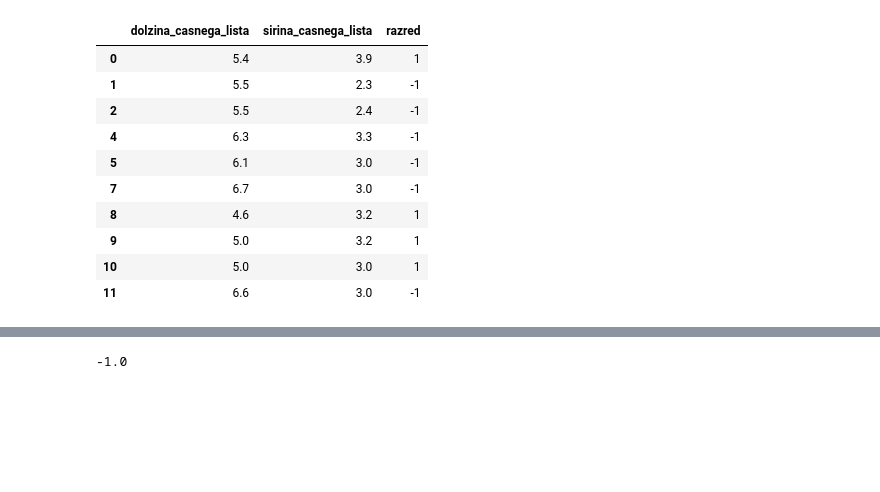
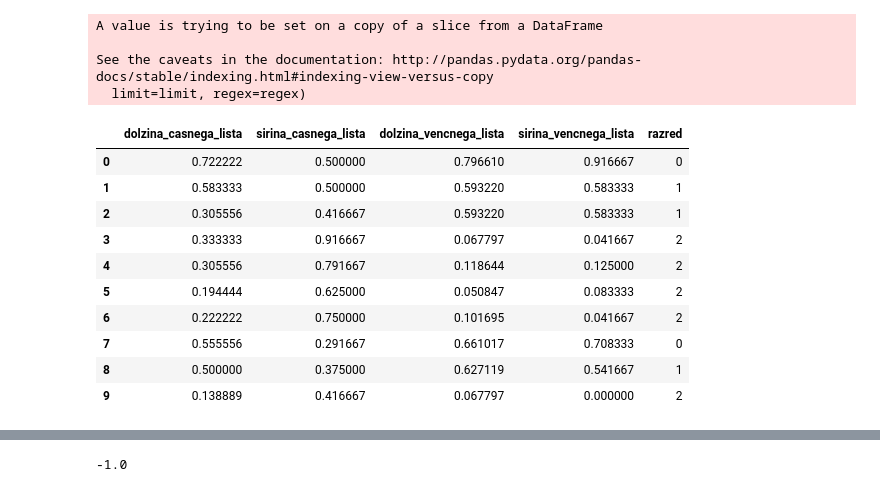
Before and after one commit to lenarttreven/MachineLearning, a Jupyter notebook: Support_vector_machine.ipynb, the cells around one changed output, grey strips where cells are left out. Drawn from its saved outputs; the diff is of its cells as text; code cells hidden in the pictures; blank space fills up the shorter version.

```diff
--- a/Support_vector_machine.ipynb
+++ b/Support_vector_machine.ipynb
@@ -342,22 +387,27 @@ df[:10]
 # %%
-df = df[df.razred != 'Iris-virginica']
-df.replace({'Iris-setosa': 1, 'Iris-versicolor': -1,}, inplace=True)
-df.drop(['dolzina_vencnega_lista', 'sirina_vencnega_lista'], 1, inplace=True)
-df.reset_index()
-df[:10]
+#df = df[df.razred != 'Iris-virginica']
+#df.replace({'Iris-setosa': 1, 'Iris-versicolor': -1,}, inplace=True)
+#df.drop(['dolzina_vencnega_lista', 'sirina_vencnega_lista'], 1, inplace=True)
+#df.reset_index()
+#df[:10]
+clf = SVM(df, kernel='radial')
+clf.fit_one_versus_all()
 # %% [output]
-|  | dolzina_casnega_lista | sirina_casnega_lista | razred |
-| 0 | 5.4 | 3.9 | 1 |
-| 1 | 5.5 | 2.3 | -1 |
-| 2 | 5.5 | 2.4 | -1 |
-| 4 | 6.3 | 3.3 | -1 |
-| 5 | 6.1 | 3.0 | -1 |
-| 7 | 6.7 | 3.0 | -1 |
-| 8 | 4.6 | 3.2 | 1 |
-| 9 | 5.0 | 3.2 | 1 |
-| 10 | 5.0 | 3.0 | 1 |
-| 11 | 6.6 | 3.0 | -1 |
+A value is trying to be set on a copy of a slice from a DataFrame
+
+See the caveats in the documentation: http://pandas.pydata.org/pandas-docs/stable/indexing.html#indexing-view-versus-copy
+  limit=limit, regex=regex)
-# %%
-clf = SVM(df, kernel='polynomial', degree= 4)
 # %%
-clf.fit(C=10)
+clf.normalized_data[:10]
+# %% [output]
+|  | dolzina_casnega_lista | sirina_casnega_lista | dolzina_vencnega_lista | sirina_vencnega_lista | razred |
+| 0 | 0.722222 | 0.500000 | 0.796610 | 0.916667 | 0 |
+| 1 | 0.583333 | 0.500000 | 0.593220 | 0.583333 | 1 |
+| 2 | 0.305556 | 0.416667 | 0.593220 | 0.583333 | 1 |
+| 3 | 0.333333 | 0.916667 | 0.067797 | 0.041667 | 2 |
+| 4 | 0.305556 | 0.791667 | 0.118644 | 0.125000 | 2 |
+| 5 | 0.194444 | 0.625000 | 0.050847 | 0.083333 | 2 |
+| 6 | 0.222222 | 0.750000 | 0.101695 | 0.041667 | 2 |
+| 7 | 0.555556 | 0.291667 | 0.661017 | 0.708333 | 0 |
+| 8 | 0.500000 | 0.375000 | 0.627119 | 0.541667 | 1 |
+| 9 | 0.138889 | 0.416667 | 0.067797 | 0.000000 | 2 |
```
Also changed, not shown: parts of 12 cells of this notebook, 1 other file.
